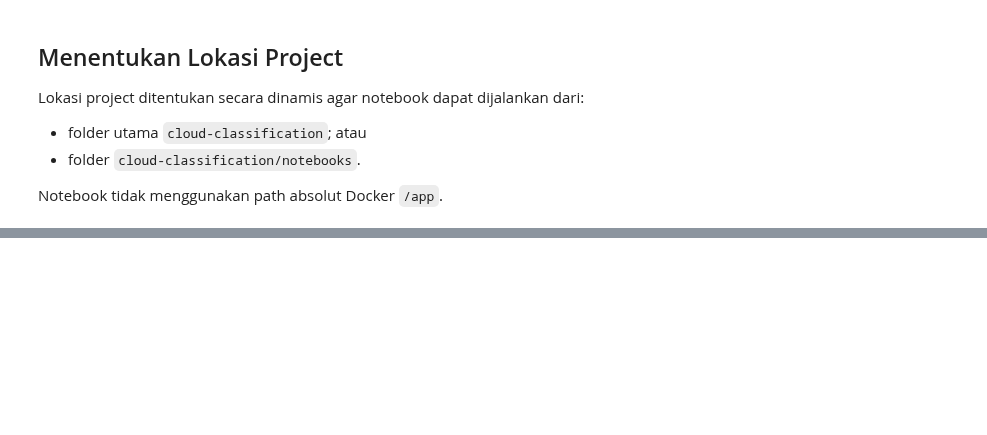
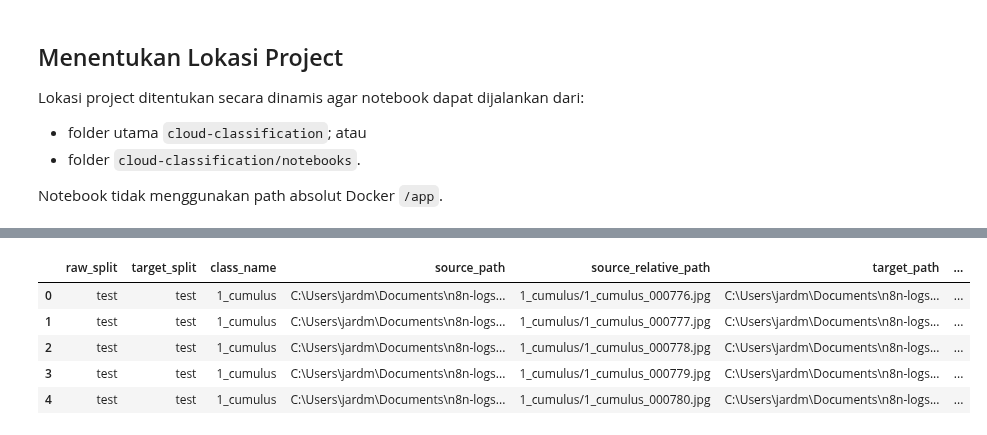
Before and after one commit to julian34/cloud-classification, a Jupyter notebook: notebooks/05_preprocessing_augmentasi.ipynb, the cells around one changed output, grey strips where cells are left out. Saved outputs shown, nothing was run; the diff lists cells and outputs as text; code cells hidden in the pictures; blank space fills up the shorter version.

```diff
--- a/notebooks/05_preprocessing_augmentasi.ipynb
+++ b/notebooks/05_preprocessing_augmentasi.ipynb
@@ -135,0 +366,74 @@ display(path_table)
+# %%
+manifest_df = pd.read_csv(
+    MANIFEST_PATH
+)
+
+
+required_manifest_columns = {
+    "target_split",
+    "class_name",
+    "target_relative_path",
+    "filename",
+    "width",
+    "height",
+    "sha256",
+}
+
+
+missing_columns = (
+    required_manifest_columns
+    - set(manifest_df.columns)
+)
+
+if missing_columns:
+    raise ValueError(
+        "Kolom manifest belum lengkap: "
+        f"{sorted(missing_columns)}"
+    )
+
+
+assert not manifest_df.empty, (
+    "Manifest dataset tidak boleh kosong."
+)
+
+assert (
+    manifest_df[
+        list(required_manifest_columns)
+    ]
+    .notna()
+    .all()
+    .all()
+), (
+    "Manifest masih memiliki nilai kosong "
+    "pada kolom utama."
+)
+
+
+invalid_splits = (
+    set(manifest_df["target_split"].unique())
+    - set(SPLIT_ORDER)
+)
+
+assert not invalid_splits, (
+    "Manifest memiliki nama split tidak valid: "
+    f"{sorted(invalid_splits)}"
+)
+
+
+print(
+    f"Jumlah baris manifest : "
+    f"{len(manifest_df):,}"
+)
+
+print(
+    f"Jumlah kelas          : "
+    f"{manifest_df['class_name'].nunique()}"
+)
+
+print(
+    "Split tersedia       : "
+    f"{sorted(manifest_df['target_split'].unique())}"
+)
+
+display(manifest_df.head())
+# %% [output]
@@ -135,0 +443,6 @@ display(path_table)
+|  | raw_split | target_split | class_name | source_path | source_relative_path | target_path | ... |
+| 0 | test | test | 1_cumulus | C:\Users\jardm\Documents\n8n-logs... | 1_cumulus/1_cumulus_000776.jpg | C:\Users\jardm\Documents\n8n-logs... | ... |
+| 1 | test | test | 1_cumulus | C:\Users\jardm\Documents\n8n-logs... | 1_cumulus/1_cumulus_000777.jpg | C:\Users\jardm\Documents\n8n-logs... | ... |
+| 2 | test | test | 1_cumulus | C:\Users\jardm\Documents\n8n-logs... | 1_cumulus/1_cumulus_000778.jpg | C:\Users\jardm\Documents\n8n-logs... | ... |
+| 3 | test | test | 1_cumulus | C:\Users\jardm\Documents\n8n-logs... | 1_cumulus/1_cumulus_000779.jpg | C:\Users\jardm\Documents\n8n-logs... | ... |
+| 4 | test | test | 1_cumulus | C:\Users\jardm\Documents\n8n-logs... | 1_cumulus/1_cumulus_000780.jpg | C:\Users\jardm\Documents\n8n-logs... | ... |
```
Also changed, not shown: parts of 35 cells of this notebook, 1 other file.
